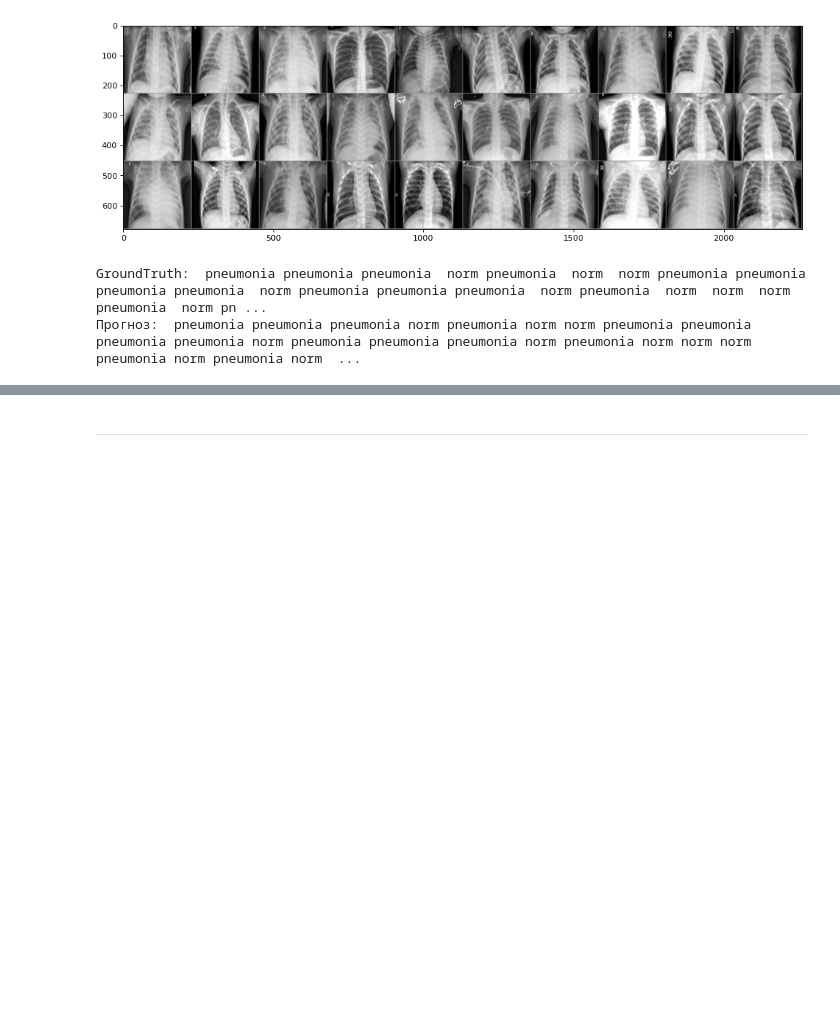
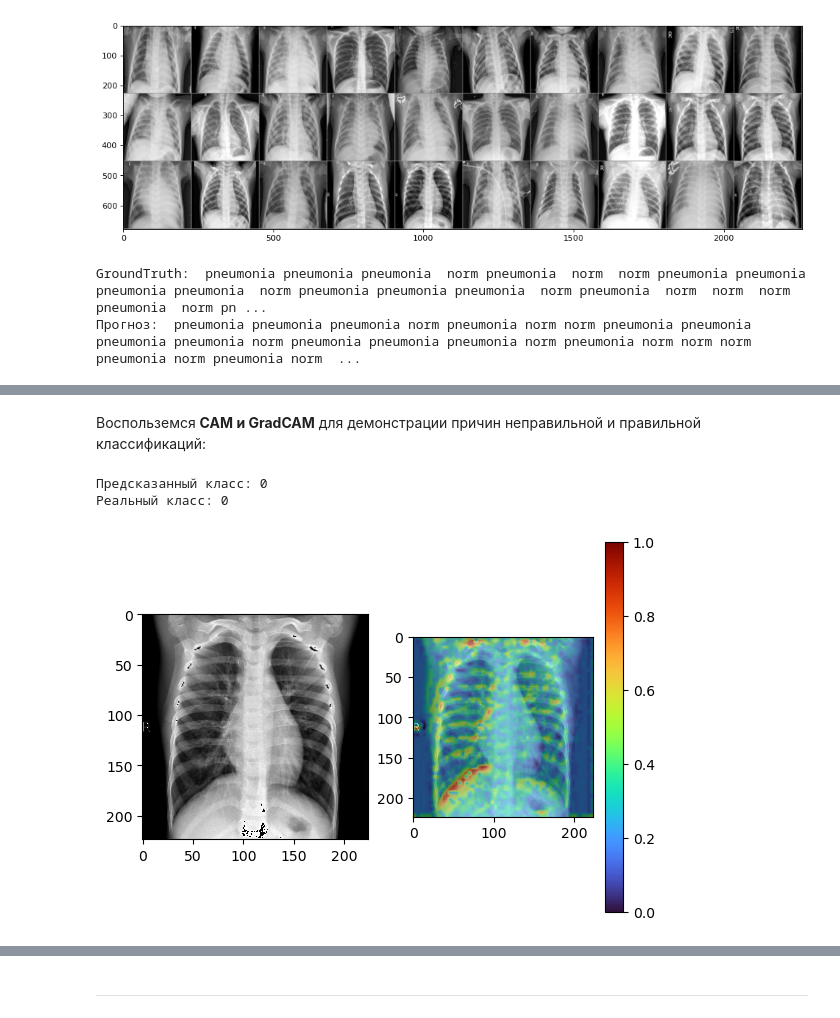
Before and after one commit to Koldim2001/transfer_learning_CNN, a Jupyter notebook: Transfer_learning_DenseNet121.ipynb, the cells around one changed output, grey strips where cells are left out. Cells and saved outputs as stored; diff of their text form; code cells hidden in the pictures; blank space fills up the shorter version.

Commit message:
GradCAM added

```diff
--- a/Transfer_learning_DenseNet121.ipynb
+++ b/Transfer_learning_DenseNet121.ipynb
@@ -488,0 +511,26 @@ GroundTruth:  pneumonia pneumonia pneumonia  norm pneumonia  norm  norm pneumoni
+# %% [markdown]
+Воспольземся __CAM и GradCAM__ для демонстрации причин неправильной и правильной классификаций:
+# %%
+def cam_gradcam(inferer, item):
+    data = dataset_test[item] # 5 sample is missclassified
+    output = model(data[0].unsqueeze(0))
+    inf = inferer(data[0].unsqueeze(0), model)
+    blended_image = monai.visualize.utils.blend_images(
+        data[0], inf.squeeze(0), cmap='turbo')
+    fig, ax = plt.subplots(1,2)
+    img = data[0]
+    img = img *std_nums[0] + mean_nums[0]
+    ax[0].imshow((img * 255).permute(1, 2, 0).numpy().astype(np.uint8))
+    bax = ax[1].imshow(blended_image.permute(1,2,0))
+    fig.colorbar(plt.cm.ScalarMappable(cmap='turbo'), ax=ax[1])
+
+    print('Предсказанный класс:', int(torch.argmax(output)))
+    print('Реальный класс:', int(data[1]))
+# %%
+inferer = monai.inferers.SaliencyInferer('CAM','features.denseblock1.denselayer3.conv1',
+                                         fc_layers='classifier.0', class_idx=[0])
+cam_gradcam(inferer, 42)
+# %% [output]
+Предсказанный класс: 0
+Реальный класс: 0
+[figure, added]
```
Also changed, not shown: parts of 7 cells of this notebook.
